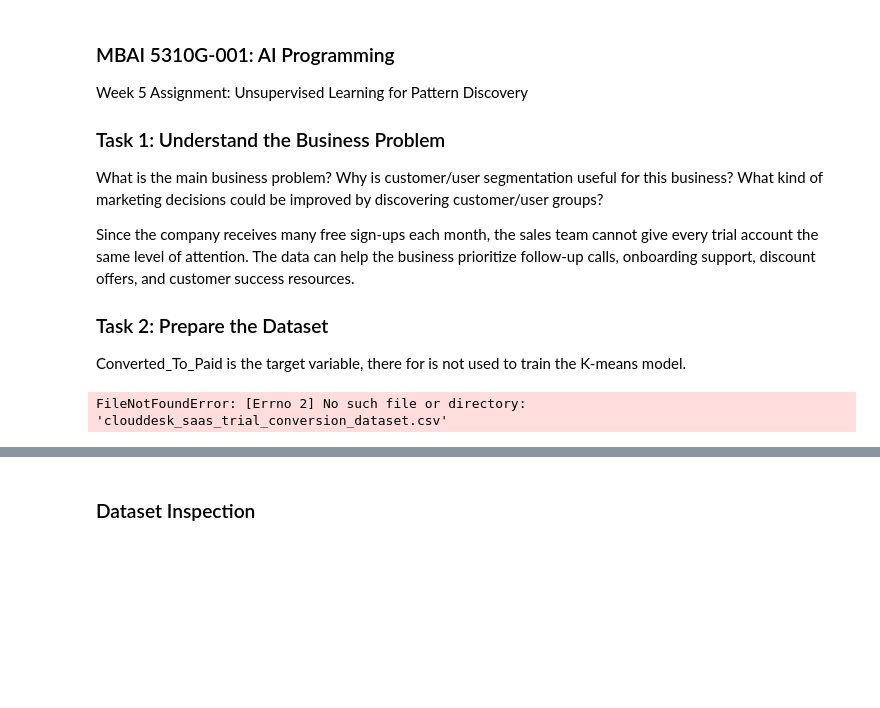
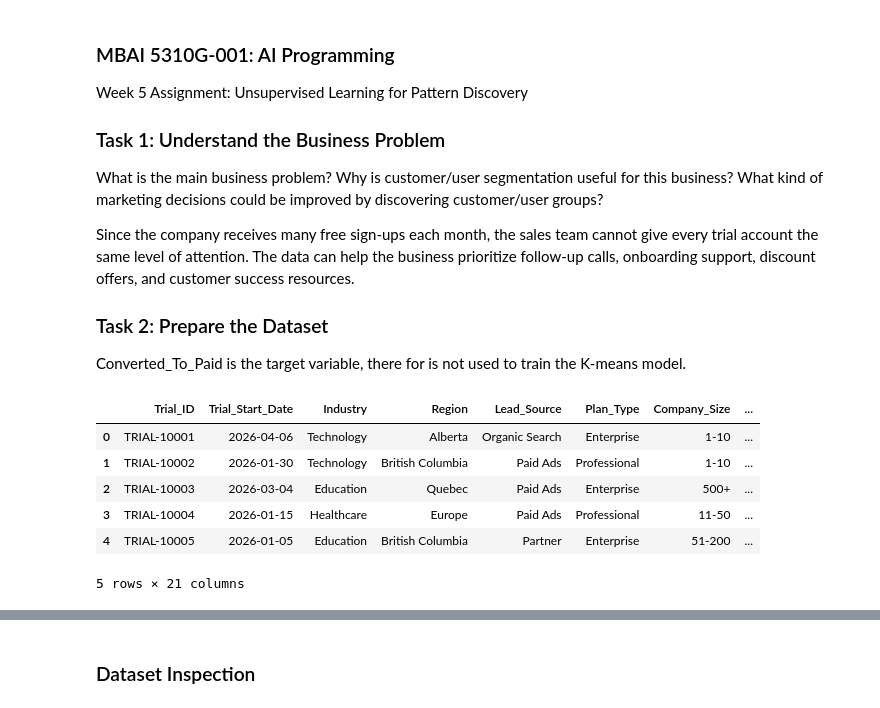
Before and after one commit to HailToKiyohime/-MBAI5310G-AI-Programming-JinChan, a Jupyter notebook: Week5/notebook/Assigment 5_ Clustering and_Customer_Segmentation.ipynb, the cells around one changed output, grey strips where cells are left out. Cells and saved outputs as stored; diff of their text form; code cells hidden in the pictures; blank space fills up the shorter version.

```diff
--- a/Week5/notebook/Assigment 5_ Clustering and_Customer_Segmentation.ipynb
+++ b/Week5/notebook/Assigment 5_ Clustering and_Customer_Segmentation.ipynb
@@ -13,16 +13,22 @@ Converted_To_Paid is the target variable, there for is not used to train the K-m
 # %%
 # Load the Dataset
 
 import pandas as pd
 
 # Load the Excel dataset
-file_path = "clouddesk_saas_trial_conversion_dataset.csv"
+file_path = "../data/clouddesk_saas_trial_conversion_dataset.csv"
 df = pd.read_csv(file_path)
 
 # Display the first five rows
 df.head()
 # %% [output]
+|  | Trial_ID | Trial_Start_Date | Industry | Region | Lead_Source | Plan_Type | Company_Size | ... |
+| 0 | TRIAL-10001 | 2026-04-06 | Technology | Alberta | Organic Search | Enterprise | 1-10 | ... |
+| 1 | TRIAL-10002 | 2026-01-30 | Technology | British Columbia | Paid Ads | Professional | 1-10 | ... |
+| 2 | TRIAL-10003 | 2026-03-04 | Education | Quebec | Paid Ads | Enterprise | 500+ | ... |
+| 3 | TRIAL-10004 | 2026-01-15 | Healthcare | Europe | Paid Ads | Professional | 11-50 | ... |
+| 4 | TRIAL-10005 | 2026-01-05 | Education | British Columbia | Partner | Enterprise | 51-200 | ... |
-FileNotFoundError: [Errno 2] No such file or directory: 'clouddesk_saas_trial_conversion_dataset.csv'
+5 rows × 21 columns
 # %%
 # Check the number of rows and columns
 df.shape
```
Also changed, not shown: parts of 30 cells of this notebook, 5 other files.
